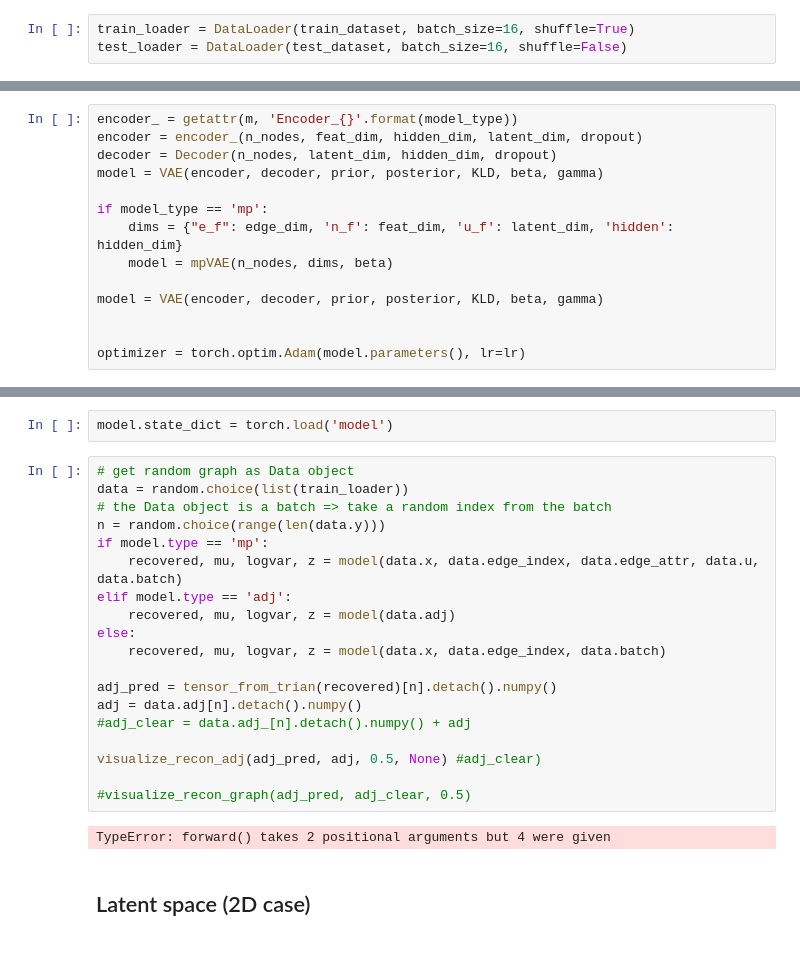
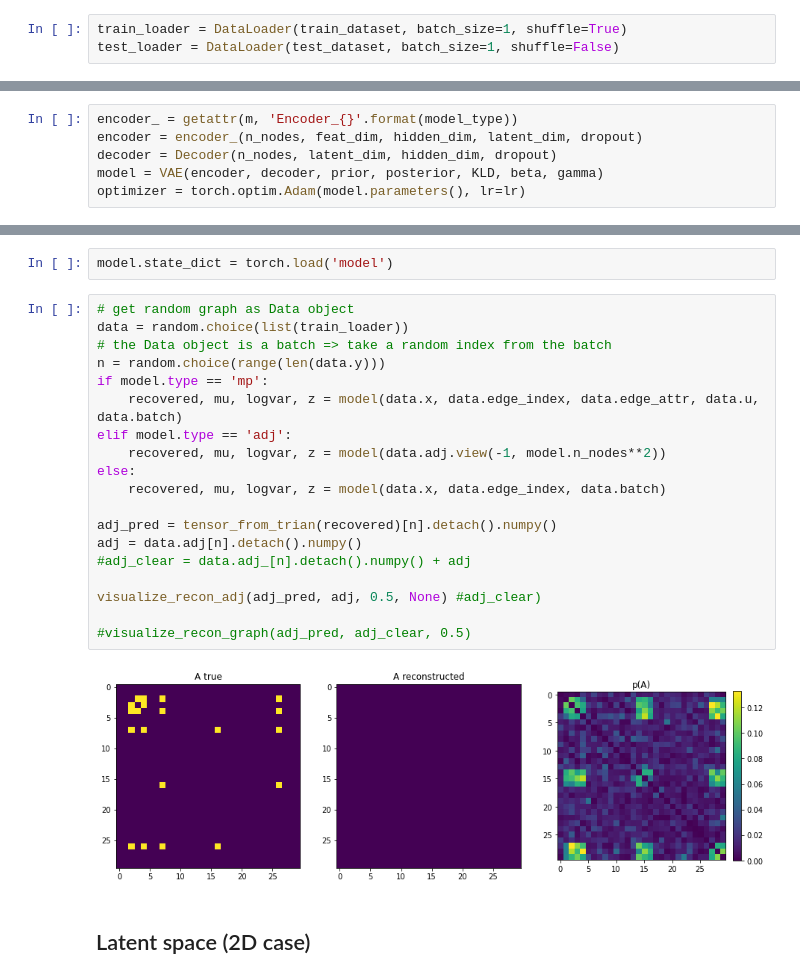
Before and after one commit to maxxxzdn/eegVAE, a Jupyter notebook: Notebook.ipynb, the cells around one changed output, grey strips where cells are left out. Cells and saved outputs as stored; diff of their text form; blank space fills up the shorter version.

```diff
--- a/Notebook.ipynb
+++ b/Notebook.ipynb
@@ -61,8 +61,8 @@ print(f'Number of test graphs: {len(test_dataset)}')
 Number of training graphs: 150
 Number of test graphs: 50
 # %%
-train_loader = DataLoader(train_dataset, batch_size=16, shuffle=True)
-test_loader = DataLoader(test_dataset, batch_size=16, shuffle=False)
+train_loader = DataLoader(train_dataset, batch_size=1, shuffle=True)
+test_loader = DataLoader(test_dataset, batch_size=1, shuffle=False)
 # %%
 print('Example of a graph in the dataset:')
 visualize_adj_graph(dataset[0].adj.squeeze())
@@ -100,14 +104,6 @@ encoder_ = getattr(m, 'Encoder_{}'.format(model_type))
 encoder = encoder_(n_nodes, feat_dim, hidden_dim, latent_dim, dropout)
 decoder = Decoder(n_nodes, latent_dim, hidden_dim, dropout)
 model = VAE(encoder, decoder, prior, posterior, KLD, beta, gamma)
-
-if model_type == 'mp':
-    dims = {"e_f": edge_dim, 'n_f': feat_dim, 'u_f': latent_dim, 'hidden': hidden_dim}
-    model = mpVAE(n_nodes, dims, beta)
-
-model = VAE(encoder, decoder, prior, posterior, KLD, beta, gamma)
-
-
 optimizer = torch.optim.Adam(model.parameters(), lr=lr)
 # %%
 log = fit(model, optimizer, train_loader, test_loader, epochs, save_file, gamma)
@@ -122,24 +134,24 @@ model.state_dict = torch.load('model')
 # %%
 # get random graph as Data object
 data = random.choice(list(train_loader))
 # the Data object is a batch => take a random index from the batch
 n = random.choice(range(len(data.y)))
 if model.type == 'mp':
     recovered, mu, logvar, z = model(data.x, data.edge_index, data.edge_attr, data.u, data.batch)
 elif model.type == 'adj':
-    recovered, mu, logvar, z = model(data.adj)
+    recovered, mu, logvar, z = model(data.adj.view(-1, model.n_nodes**2))
 else:
     recovered, mu, logvar, z = model(data.x, data.edge_index, data.batch)
 
 adj_pred = tensor_from_trian(recovered)[n].detach().numpy()
 adj = data.adj[n].detach().numpy()
 #adj_clear = data.adj_[n].detach().numpy() + adj
 
 visualize_recon_adj(adj_pred, adj, 0.5, None) #adj_clear)
 
 #visualize_recon_graph(adj_pred, adj_clear, 0.5)
 # %% [output]
-TypeError: forward() takes 2 positional arguments but 4 were given
+[figure, added]
 # %% [markdown]
 ## Latent space (2D case)
 # %%
```
Also changed, not shown: parts of 8 cells of this notebook, 2 other files.
